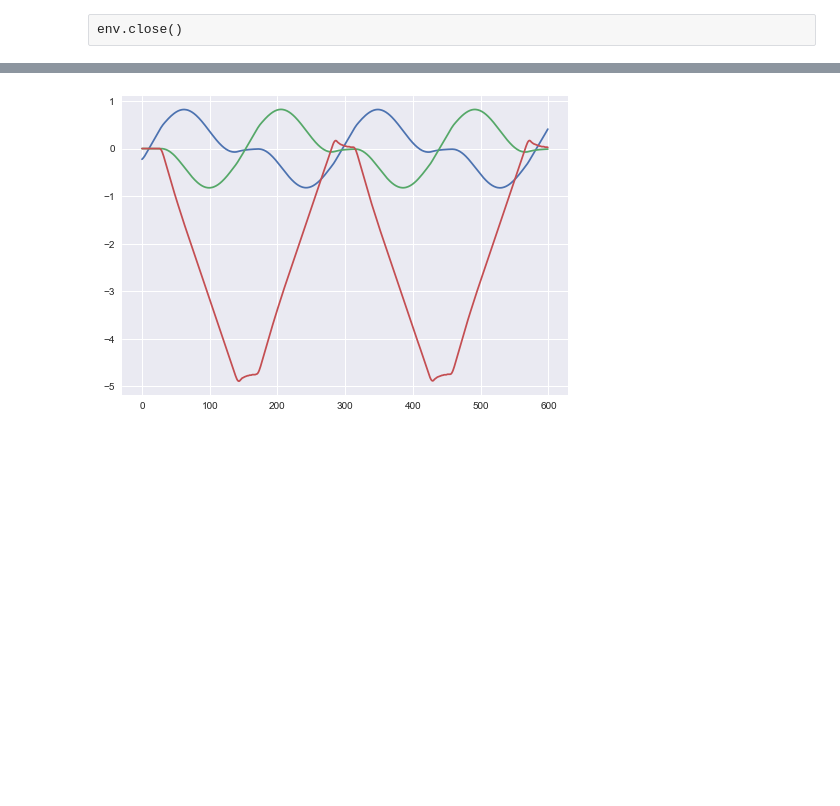
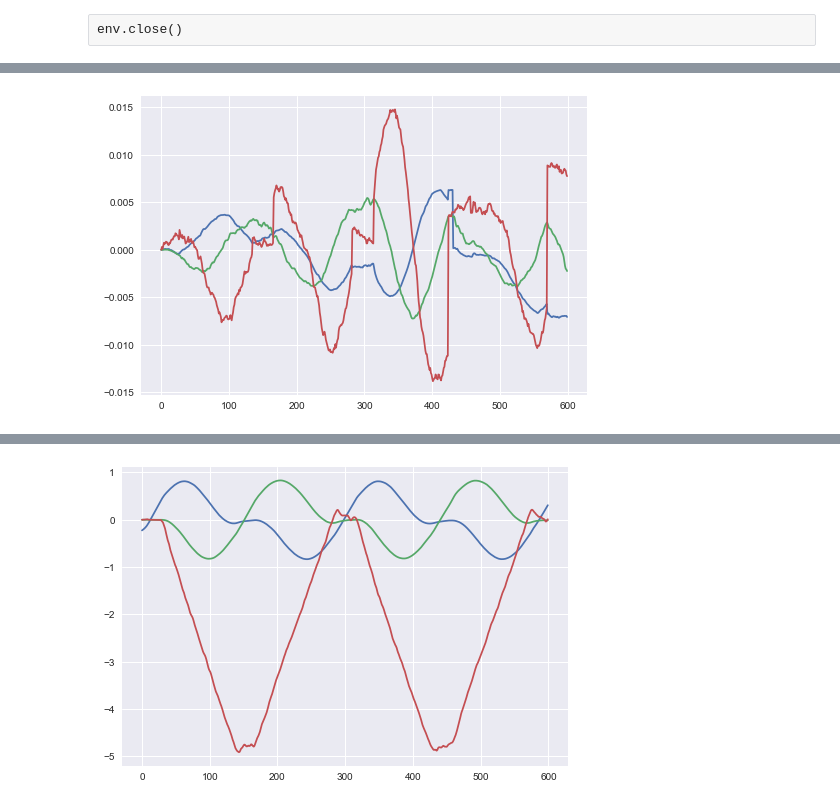
Before and after one commit to jcsharp/DriveIt, a Jupyter notebook: Baseline-Multi.ipynb, the cells around one changed output, grey strips where cells are left out. Cells and saved outputs as stored; diff of their text form; code cells hidden in the pictures; blank space fills up the shorter version.

```diff
--- a/Baseline-Multi.ipynb
+++ b/Baseline-Multi.ipynb
@@ -127,3 +136,7 @@ y = [c[1] for c in coord]
+# %%
+y = plt.plot([me for me in merr])
+# %% [output]
+[figure, added]
 # %%
 y = plt.plot([pos[0].normalize(b) for b in bel])
 # %% [output]
```
Also changed, not shown: parts of 11 cells of this notebook, 2 other files.
